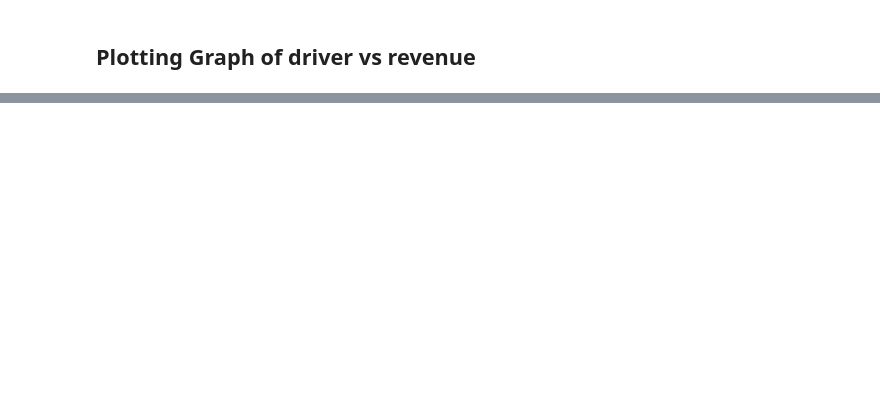
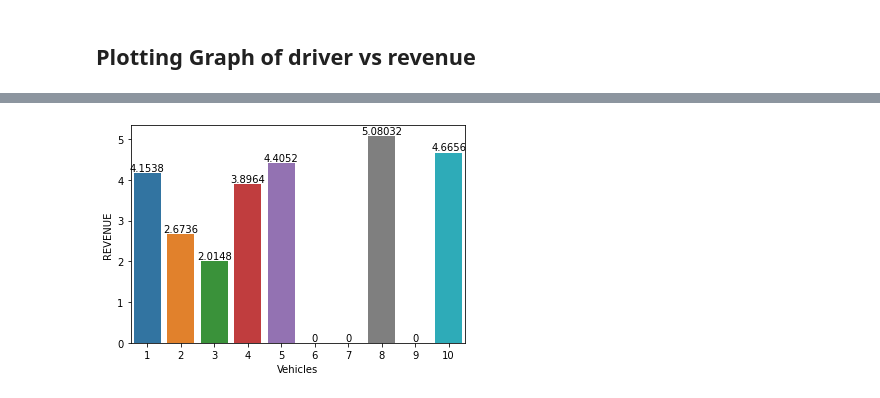
Before and after one commit to RafalKucharskiPK/MaaSSim, a Jupyter notebook: docs/tutorials/Delft_Sim.ipynb, the cells around one changed output, grey strips where cells are left out. Drawn from its saved outputs; the diff is of its cells as text; code cells hidden in the pictures; blank space fills up the shorter version.

```diff
--- a/docs/tutorials/Delft_Sim.ipynb
+++ b/docs/tutorials/Delft_Sim.ipynb
@@ -223,0 +227,9 @@ plt.show()
+# %%
+import seaborn as sns
+sim.res[0].veh_exp['Vehicles'] = sim.res[0].veh_exp.index
+
+ax =sns.barplot(data=sim.res[0].veh_exp, x="Vehicles", y="REVENUE")
+for i in ax.containers:
+    ax.bar_label(i,)
+# %% [output]
+[figure, added]
```
Also changed, not shown: parts of 11 cells of this notebook, 1 other file.
